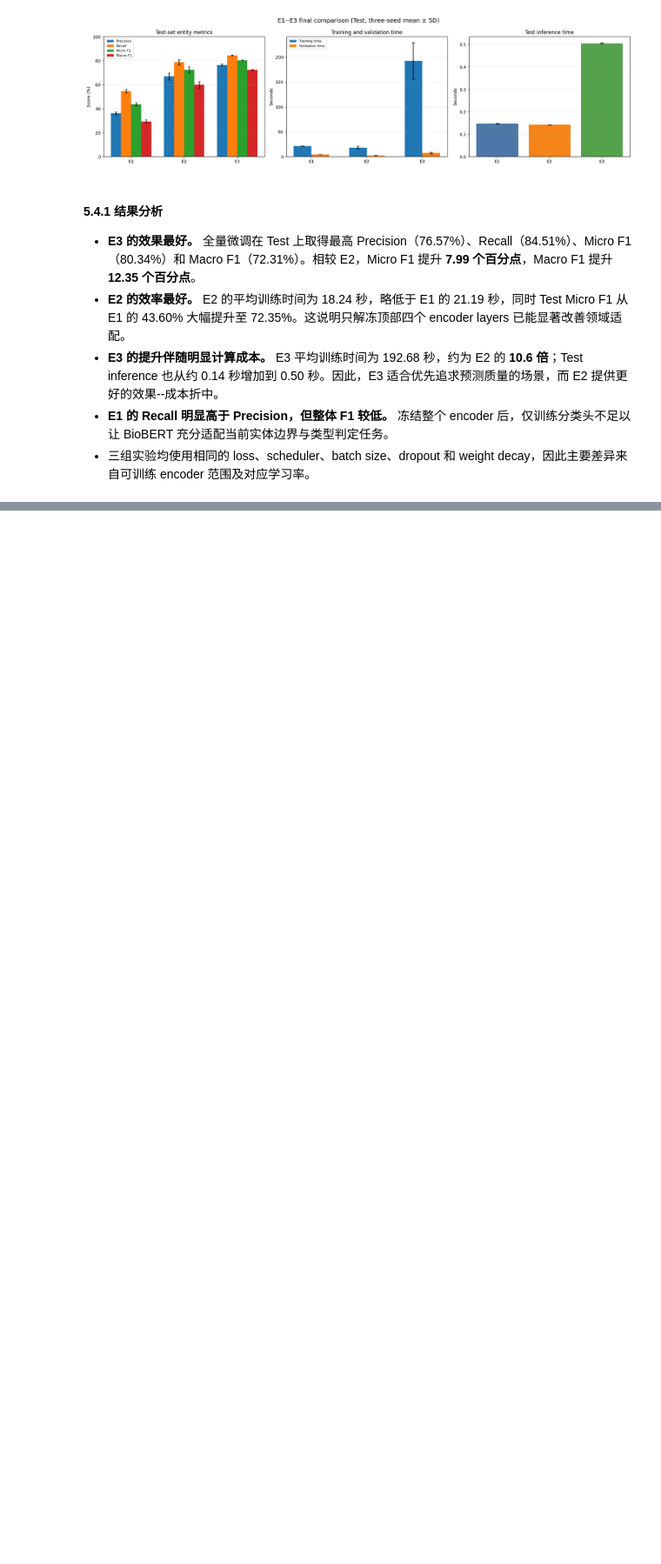
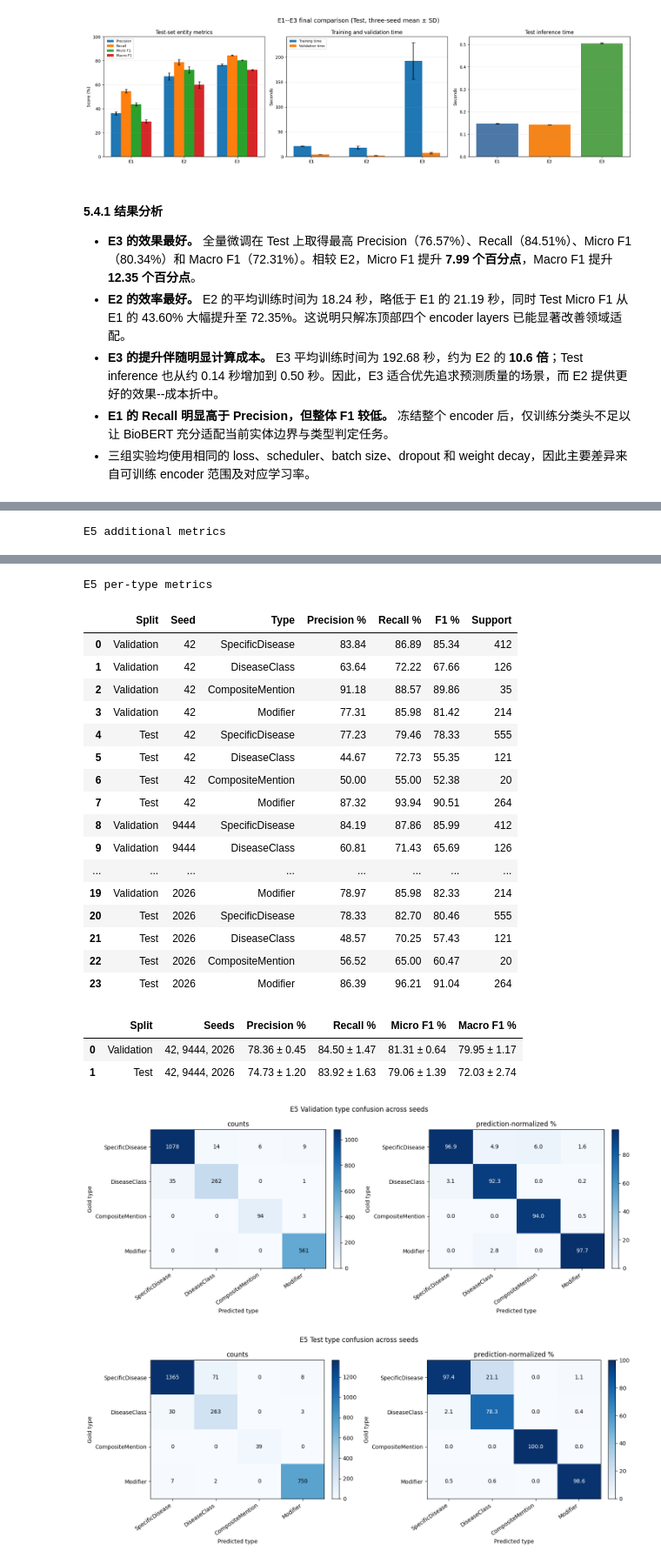
Before and after one commit to Edric-D/MedNLP_Research, a Jupyter notebook: MedNLP_research.ipynb, the cells around one changed output, grey strips where cells are left out. Shown at 87% size. Drawn from its saved outputs; the diff is of its cells as text; code cells hidden in the pictures; blank space fills up the shorter version.

```diff
--- a/MedNLP_research.ipynb
+++ b/MedNLP_research.ipynb
@@ -4564,0 +6403,9 @@ plt.show()
+# %%
+E5_FORMAL_CONFIG = DomainAdaptationConfig(
+    root=DA_PROJECT_DIR,
+    experiment='E5',
+    section='6.2.2 E5 Whole-word MLM',
+    strategy='word',
+)
+E5_FORMAL_RESULTS = run_domain_adaptation_experiment(E5_FORMAL_CONFIG)
+# %% [output]
@@ -4564,0 +6441 @@ plt.show()
+E5 additional metrics
@@ -4564,0 +6449,23 @@ plt.show()
+E5 per-type metrics
+|  | Split | Seed | Type | Precision % | Recall % | F1 % | Support |
+| 0 | Validation | 42 | SpecificDisease | 83.84 | 86.89 | 85.34 | 412 |
+| 1 | Validation | 42 | DiseaseClass | 63.64 | 72.22 | 67.66 | 126 |
+| 2 | Validation | 42 | CompositeMention | 91.18 | 88.57 | 89.86 | 35 |
+| 3 | Validation | 42 | Modifier | 77.31 | 85.98 | 81.42 | 214 |
+| 4 | Test | 42 | SpecificDisease | 77.23 | 79.46 | 78.33 | 555 |
+| 5 | Test | 42 | DiseaseClass | 44.67 | 72.73 | 55.35 | 121 |
+| 6 | Test | 42 | CompositeMention | 50.00 | 55.00 | 52.38 | 20 |
+| 7 | Test | 42 | Modifier | 87.32 | 93.94 | 90.51 | 264 |
+| 8 | Validation | 9444 | SpecificDisease | 84.19 | 87.86 | 85.99 | 412 |
+| 9 | Validation | 9444 | DiseaseClass | 60.81 | 71.43 | 65.69 | 126 |
+| ... | ... | ... | ... | ... | ... | ... | ... |
+| 19 | Validation | 2026 | Modifier | 78.97 | 85.98 | 82.33 | 214 |
+| 20 | Test | 2026 | SpecificDisease | 78.33 | 82.70 | 80.46 | 555 |
+| 21 | Test | 2026 | DiseaseClass | 48.57 | 70.25 | 57.43 | 121 |
+| 22 | Test | 2026 | CompositeMention | 56.52 | 65.00 | 60.47 | 20 |
+| 23 | Test | 2026 | Modifier | 86.39 | 96.21 | 91.04 | 264 |
+|  | Split | Seeds | Precision % | Recall % | Micro F1 % | Macro F1 % |
+| 0 | Validation | 42, 9444, 2026 | 78.36 ± 0.45 | 84.50 ± 1.47 | 81.31 ± 0.64 | 79.95 ± 1.17 |
+| 1 | Test | 42, 9444, 2026 | 74.73 ± 1.20 | 83.92 ± 1.63 | 79.06 ± 1.39 | 72.03 ± 2.74 |
+[figure, added]
+[figure, added]
```
Also changed, not shown: parts of 27 cells of this notebook.
